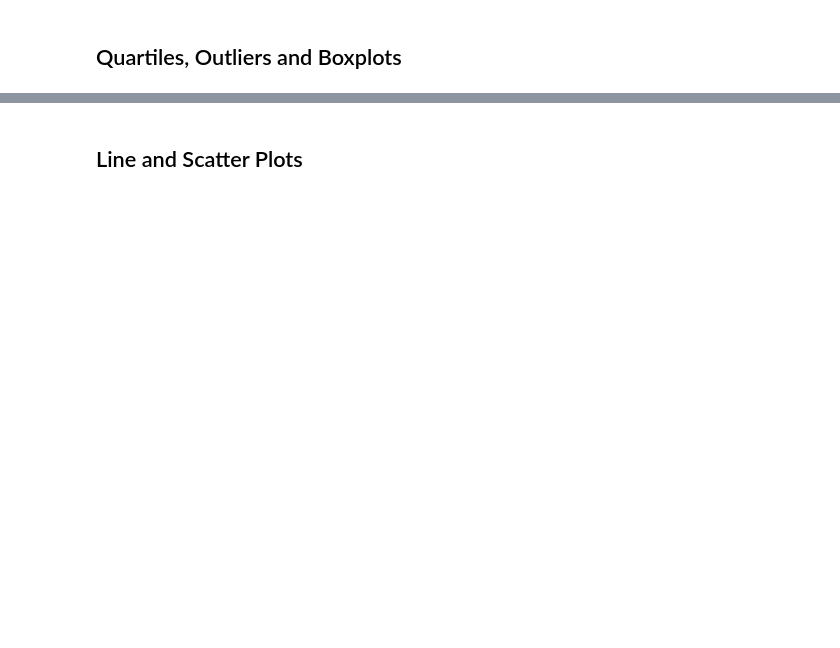
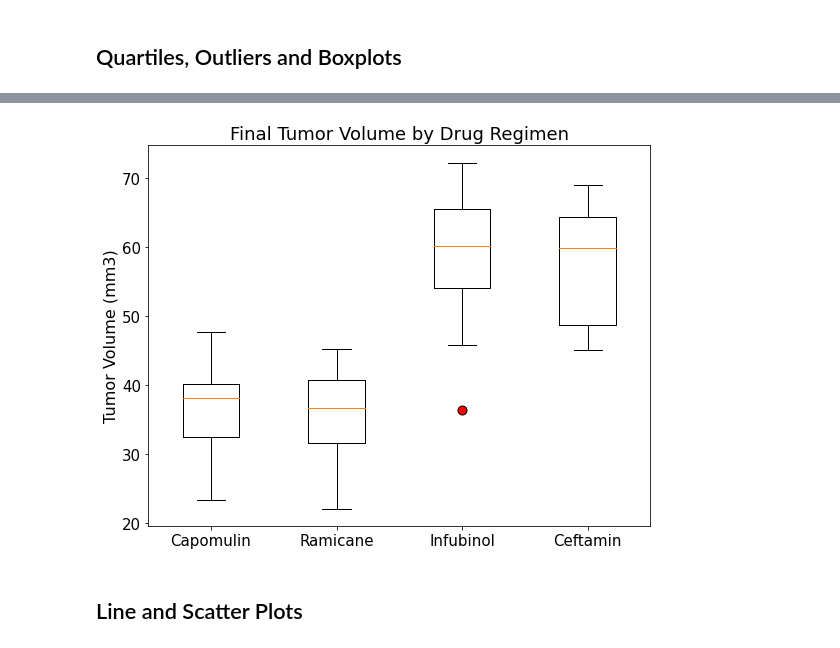
Before and after one commit to junettel/matplotlib-challenge, a Jupyter notebook: pymaceuticals_main.ipynb, the cells around one changed output, grey strips where cells are left out. Drawn from its saved outputs; the diff is of its cells as text; code cells hidden in the pictures; blank space fills up the shorter version.

```diff
--- a/pymaceuticals_main.ipynb
+++ b/pymaceuticals_main.ipynb
@@ -318,10 +324,14 @@ gender_plt
 # %%
 # Calculate the final tumor volume of each mouse across four of the treatment regimens:
 # Capomulin, Ramicane, Infubinol, and Ceftamin
-treatments = ["Capomulin", "Ramicane", "Infubinol", "Ceftamin"]
-promising_drugs = clean_study_df.loc[clean_study_df["Drug Regimen"].isin(treatments)]
+
+# List of drug treatments we can also use later
+drugs = ["Capomulin", "Ramicane", "Infubinol", "Ceftamin"]
+
+# Find all datapoints for the four promising treatments
+promising_drugs = clean_study_df.loc[clean_study_df["Drug Regimen"].isin(drugs)]
 promising_drugs_trimmed = promising_drugs[["Mouse ID", "Drug Regimen", "Timepoint", "Sex"]]
 # promising_drugs_trimmed["Drug Regimen"].value_counts()
 # promising_drugs_trimmed["Mouse ID"].nunique()
-promising_drugs
-promising_drugs_trimmed
+# promising_drugs
+# promising_drugs_trimmed
@@ -400,2 +421,20 @@ tumor_volume_data = []
+# %%
+# List of points to plot generated with previous loop
+# tumor_vol_data
+
+# Highlight any potential outliers in the plot by changing their color and style
+flierprops = dict(markerfacecolor="r", markersize=9)
+
+# Generate a box plot of the final tumor volume of each mouse across four regimens of interest
+fig1, ax1 = plt.subplots(figsize=(9,7))
+ax1.boxplot(tumor_vol_data, flierprops=flierprops, labels=drugs)
+
+# Label
+plt.title("Final Tumor Volume by Drug Regimen", fontsize=18)
+plt.ylabel("Tumor Volume (mm3)", fontsize=16)
+
+plt.show()
+# %% [output]
+[figure, added]
 # %% [markdown]
 ## Line and Scatter Plots
```
Also changed, not shown: parts of 16 cells of this notebook.
